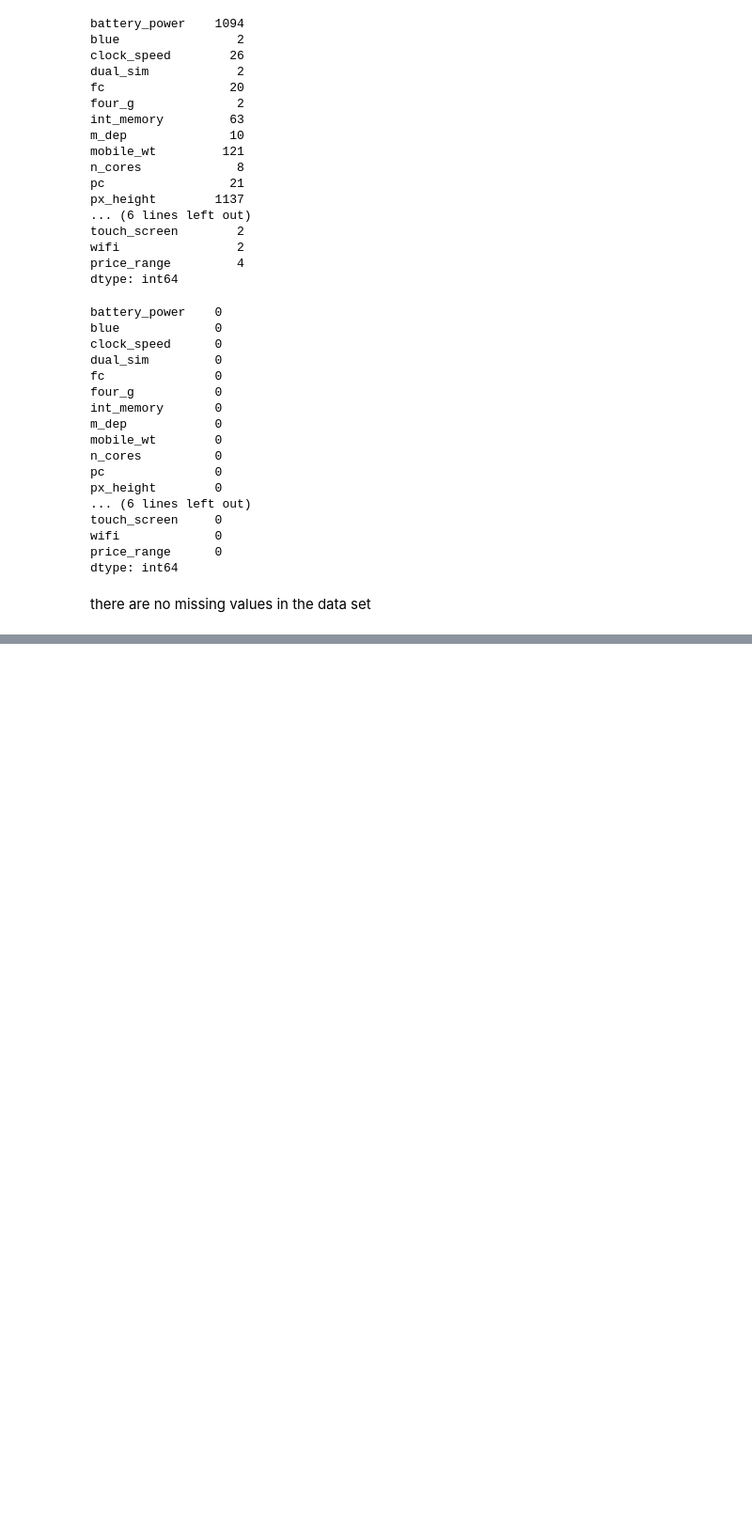
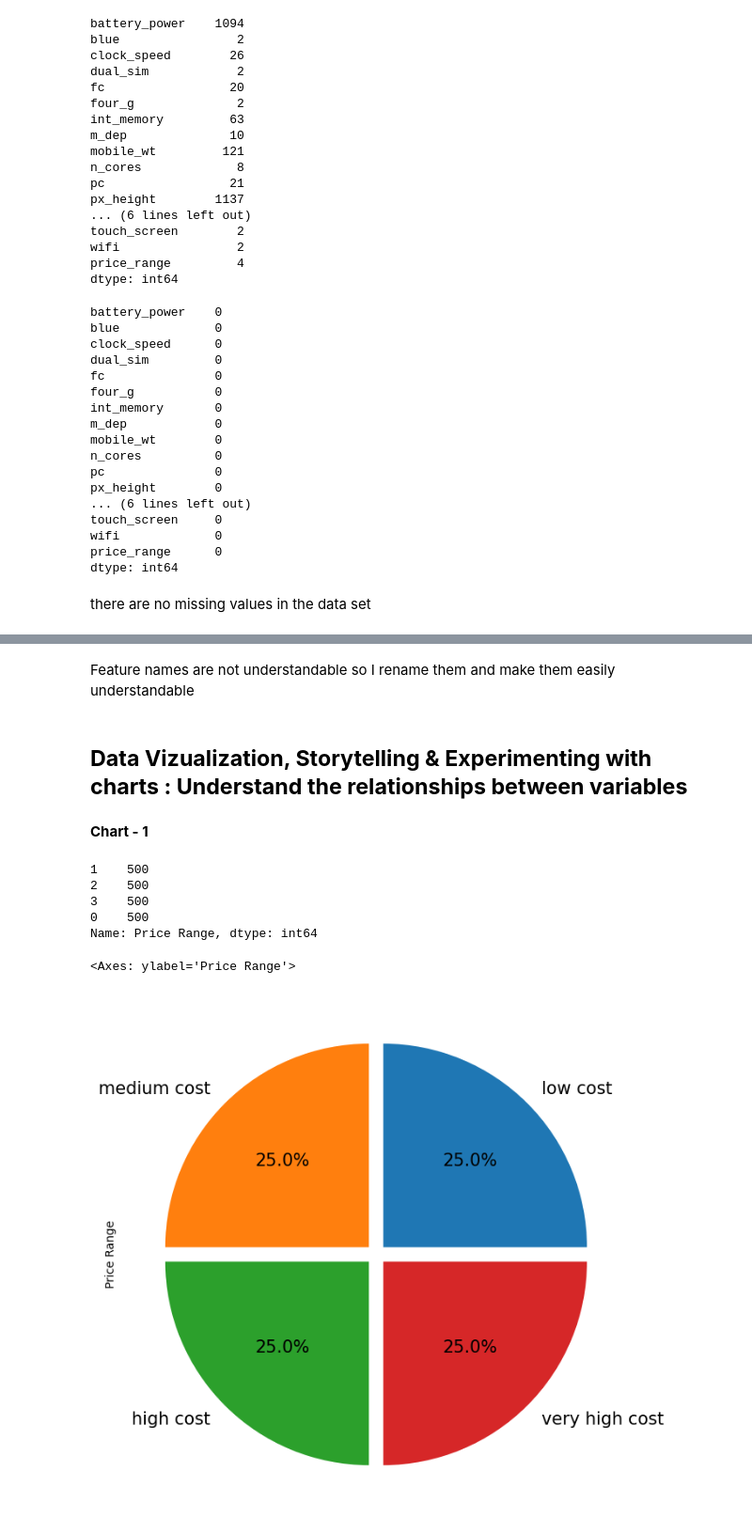
Before and after one commit to atulchune/Mobile-price-range-Prediction, a Jupyter notebook: Mobile_Price_Range_Prediction.ipynb, the cells around one changed output, grey strips where cells are left out. Shown at 94% size. Drawn from its saved outputs; the diff is of its cells as text; code cells hidden in the pictures; blank space fills up the shorter version.

Commit message:
Exploratory data analysis

```diff
--- a/Mobile_Price_Range_Prediction.ipynb
+++ b/Mobile_Price_Range_Prediction.ipynb
@@ -243,3 +275,12 @@ price_range      0
 dtype: int64
 # %% [markdown]
 there are no missing values in the data set
+# %%
+# Write your code to make your dataset analysis ready.
+# we are replacing the columns names with understandable names
+
+df=df.rename(index=str, columns={"battery_power": "Battery Power", "blue": "Bluetooth","clock_speed":"Clock Speed","dual_sim":"Dual Sim","fc":"Front Camera MP",
+                                   "four_g":"4G","int_memory":"Internal Memory(GB)","m_dep":"Mobile Depth(CM)","mobile_wt":"Weight","n_cores":"Number of cores","pc":"Primary Camera MP"
+                                   ,"px_height":"Pixel R. Height","px_width":"Pixel R. Width","ram":"RAM(MB)","sc_h":"Screen Height(cm)","sc_w":"Screen Width",
+                                   "talk_time":"Longest Battery Charge","three_g":"3G","touch_screen":"Touch Screen","wifi":"WIFI","price_range":"Price Range"})
+df
@@ -245,0 +301,27 @@ there are no missing values in the data set
+# %% [markdown]
+Feature names are not understandable so I rename them and make them easily understandable
+# %% [markdown]
+## **Data Vizualization, Storytelling & Experimenting with charts : Understand the relationships between variables**
+# %% [markdown]
+**Chart - 1**
+# %%
+# Chart - 1 visualization code
+# lets have a look at our target variable
+
+price_range_values = df['Price Range'].value_counts()
+price_range_values
+# %% [output]
+1    500
+2    500
+3    500
+0    500
+Name: Price Range, dtype: int64
+# %%
+
+# Visualizing the Target variable's class distribution.
+
+labels = ["low cost", "medium cost", "high cost", "very high cost"]
+price_range_values.plot.pie(explode=[0.05]*4,labels=labels,autopct='%1.1f%%',figsize=(12,8),fontsize=15)
+# %% [output]
+<Axes: ylabel='Price Range'>
+[figure, added]
```
Also changed, not shown: parts of 38 cells of this notebook.
